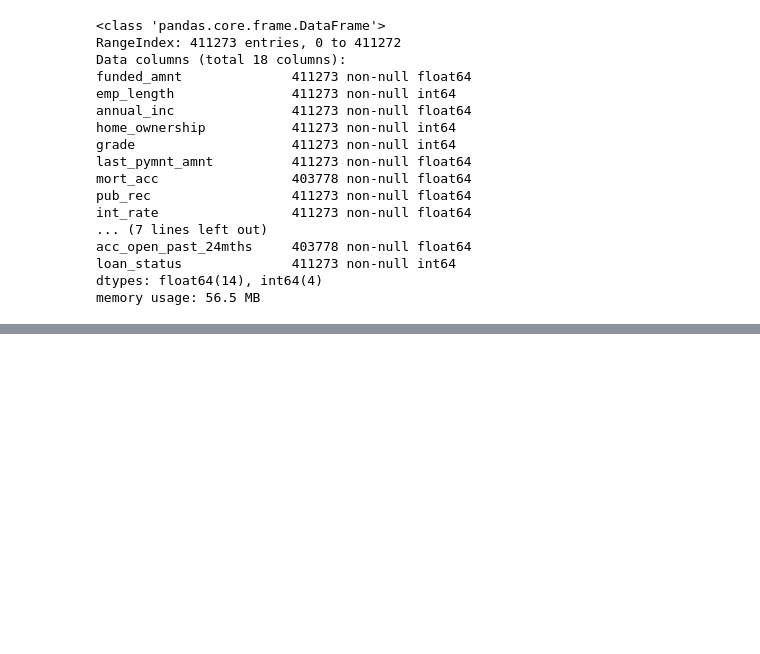
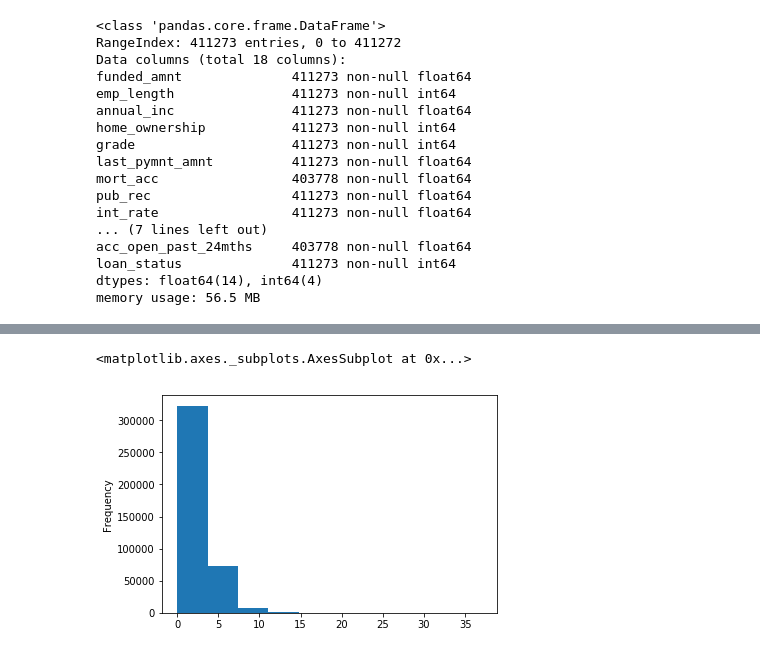
Before and after one commit to ywchiu/ctbcpy, a Jupyter notebook: Demo20190603.ipynb, the cells around one changed output, grey strips where cells are left out. Drawn from its saved outputs; the diff is of its cells as text; code cells hidden in the pictures; blank space fills up the shorter version.

```diff
--- a/Demo20190603.ipynb
+++ b/Demo20190603.ipynb
@@ -408,0 +424,5 @@ memory usage: 56.5 MB
+# %%
+Final_data['mort_acc'].plot(kind = 'hist')
+# %% [output]
+<matplotlib.axes._subplots.AxesSubplot at 0x...>
+[figure, added]
```
Also changed, not shown: parts of 62 cells of this notebook.
